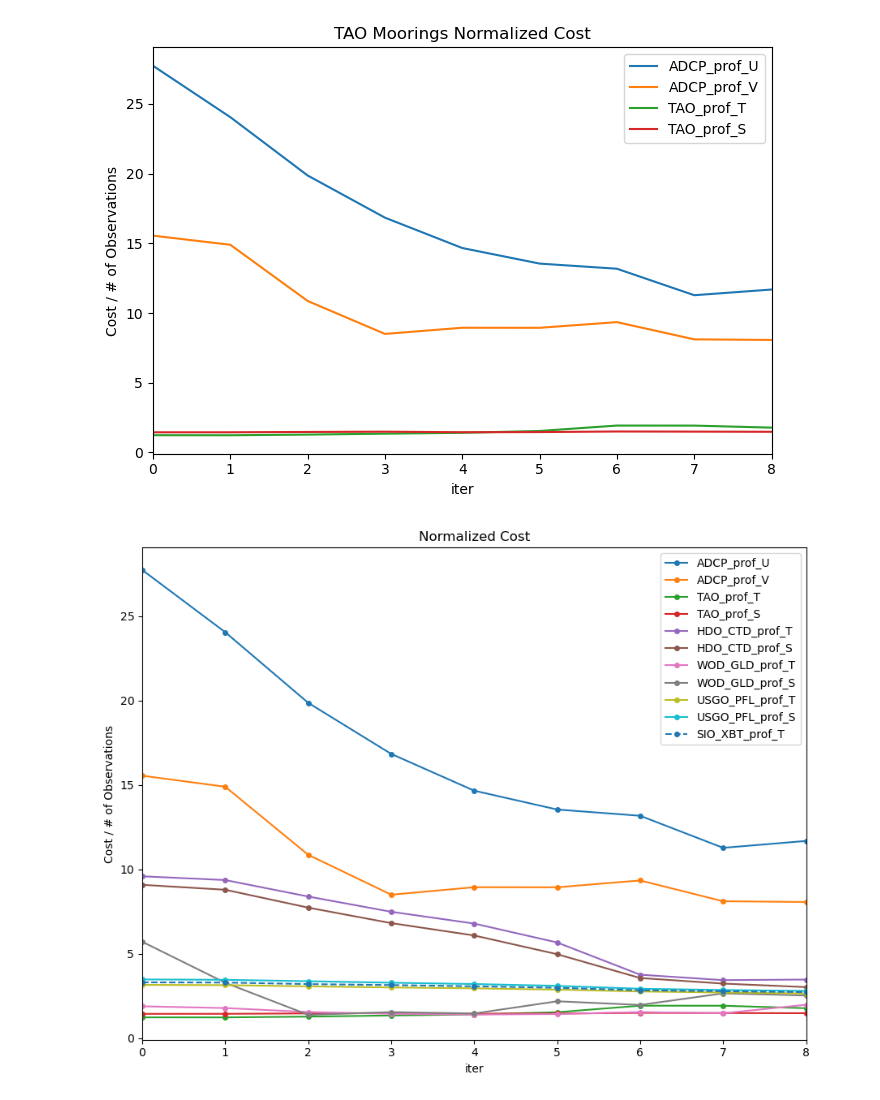
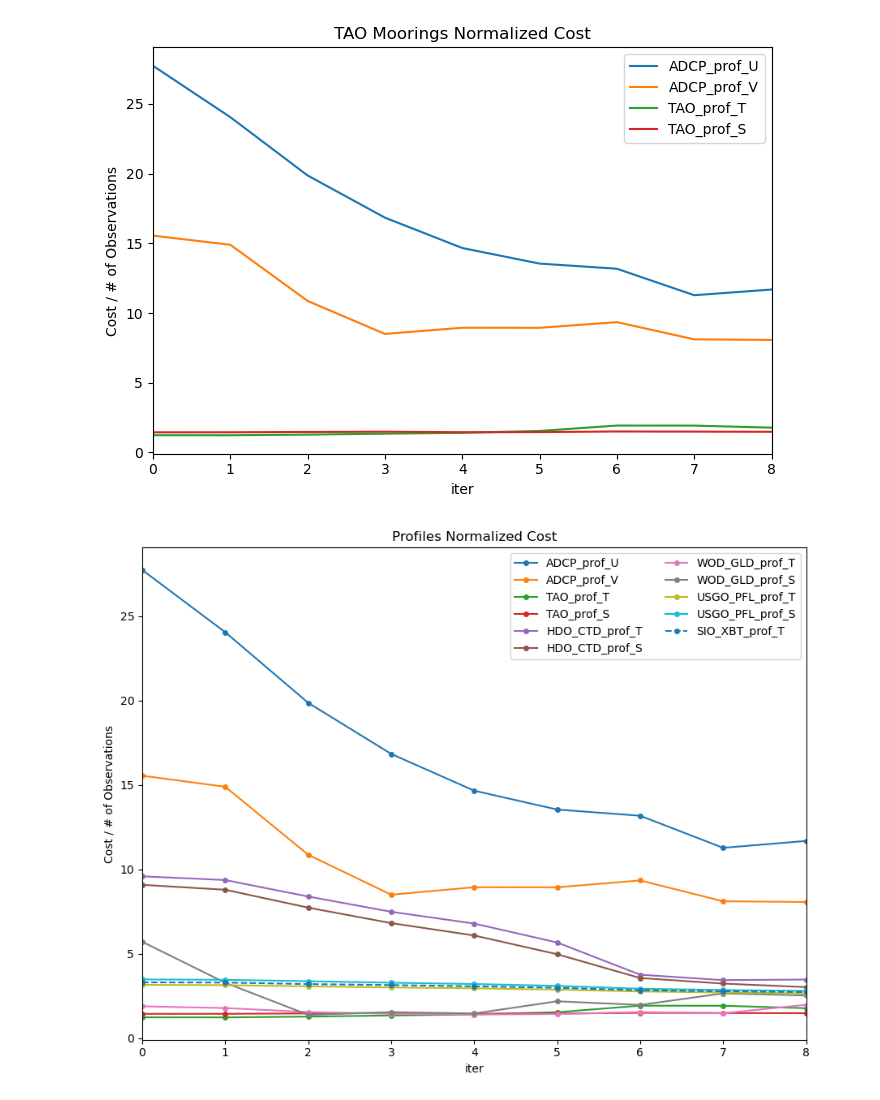
Before and after one commit to eldavenport/TPOSE6_VelocityAssim, a Jupyter notebook: cost_function/cost_by_iter.ipynb, the cells around one changed output. Saved outputs shown, nothing was run; the diff lists cells and outputs as text; code cells hidden in the pictures.

Commit message:
adding a figure with all obs cost. cleaning up legends

```diff
--- a/cost_function/cost_by_iter.ipynb
+++ b/cost_function/cost_by_iter.ipynb
@@ -50,24 +50,24 @@ fig.savefig('cost_function/TAO_mooring_cost.png')
 # %%
 fig, ax = plt.subplots(figsize=(9, 7))
 (ds.cost.sel(dataset='TAO_WO_2012_ADCP_prof_U')/ds.n_obs.sel(dataset='TAO_WO_2012_ADCP_prof_U')).plot(ax=ax,label='ADCP_prof_U',marker='o',markersize=4)
 (ds.cost.sel(dataset='TAO_WO_2012_ADCP_prof_V')/ds.n_obs.sel(dataset='TAO_WO_2012_ADCP_prof_V')).plot(ax=ax,label='ADCP_prof_V',marker='o',markersize=4)
 (ds.cost.sel(dataset='NODC_TP_2012_MRB_w_prof_T')/ds.n_obs.sel(dataset='NODC_TP_2012_MRB_w_prof_T')).plot(ax=ax,label='TAO_prof_T',marker='o',markersize=4)
 (ds.cost.sel(dataset='NODC_TP_2012_MRB_w_prof_S')/ds.n_obs.sel(dataset='NODC_TP_2012_MRB_w_prof_S')).plot(ax=ax,label='TAO_prof_S',marker='o',markersize=4)
 (ds.cost.sel(dataset='HDO_TP_2012_CTD_w_prof_T')/ds.n_obs.sel(dataset='HDO_TP_2012_CTD_w_prof_T')).plot(ax=ax,label='HDO_CTD_prof_T',marker='o',markersize=4)
 (ds.cost.sel(dataset='HDO_TP_2012_CTD_w_prof_S')/ds.n_obs.sel(dataset='HDO_TP_2012_CTD_w_prof_S')).plot(ax=ax,label='HDO_CTD_prof_S',marker='o',markersize=4)
 (ds.cost.sel(dataset='WOD_TP_2012_GLD_w_prof_T')/ds.n_obs.sel(dataset='WOD_TP_2012_GLD_w_prof_T')).plot(ax=ax,label='WOD_GLD_prof_T',marker='o',markersize=4)
 (ds.cost.sel(dataset='WOD_TP_2012_GLD_w_prof_S')/ds.n_obs.sel(dataset='WOD_TP_2012_GLD_w_prof_S')).plot(ax=ax,label='WOD_GLD_prof_S',marker='o',markersize=4)
 (ds.cost.sel(dataset='USGO_TP_2012_PFL_D_w_prof_T')/ds.n_obs.sel(dataset='USGO_TP_2012_PFL_D_w_prof_T')).plot(ax=ax,label='USGO_PFL_prof_T',marker='o',markersize=4)
 (ds.cost.sel(dataset='USGO_TP_2012_PFL_D_w_prof_S')/ds.n_obs.sel(dataset='USGO_TP_2012_PFL_D_w_prof_S')).plot(ax=ax,label='USGO_PFL_prof_S',marker='o',markersize=4)
 (ds.cost.sel(dataset='SIO_TP_2012_XBT_w_prof_T')/ds.n_obs.sel(dataset='SIO_TP_2012_XBT_w_prof_T')).plot(ax=ax,label='SIO_XBT_prof_T',linestyle='--',marker='o',markersize=4)
-ax.set_title('Normalized Cost')
+ax.set_title('Profiles Normalized Cost')
 ax.set_ylabel('Cost / # of Observations')
-ax.legend()
+ax.legend(ncol=2)
 ax.set_xlim(0,ds.iter.max())
 plt.tight_layout()
 fig.savefig('cost_function/prof_cost.png')
 # %% [output]
-[figure, old version]
+[figure, new version]
 # %%
 fig, ax = plt.subplots(figsize=(9, 7))
 (ds.cost.sel(dataset='sshv4-gfo')/ds.n_obs.sel(dataset='sshv4-gfo')).plot(ax=ax,label='sshv4-gfo',marker='o',markersize=4)
```
Also changed, not shown: parts of 4 cells of this notebook, 4 other files.
